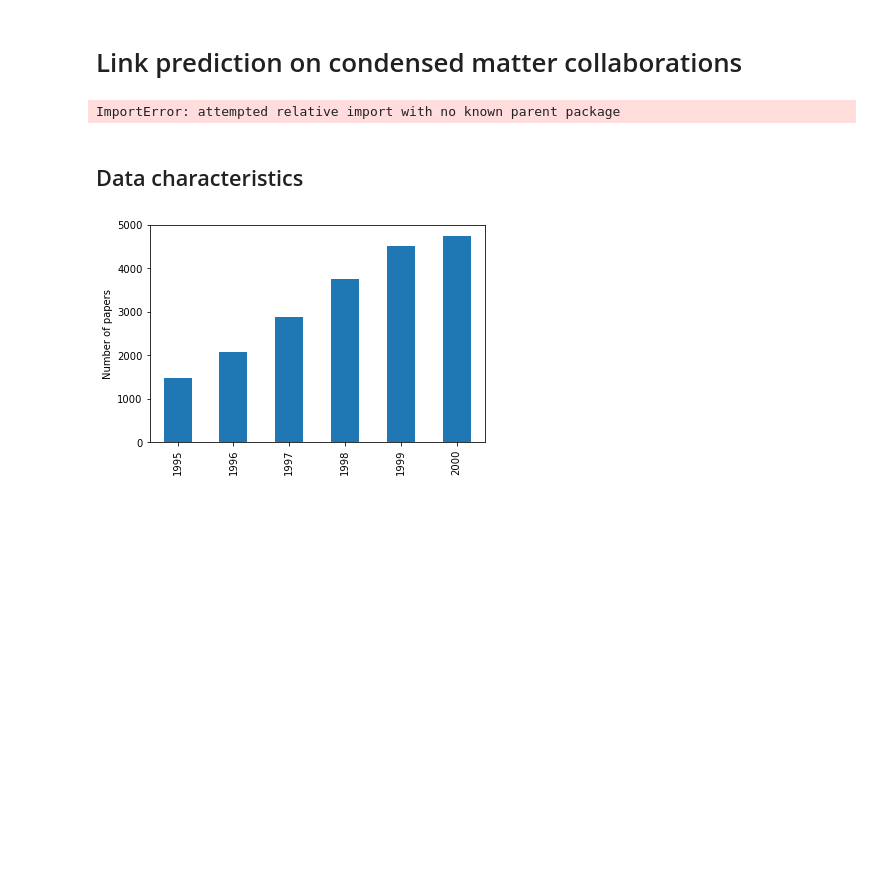
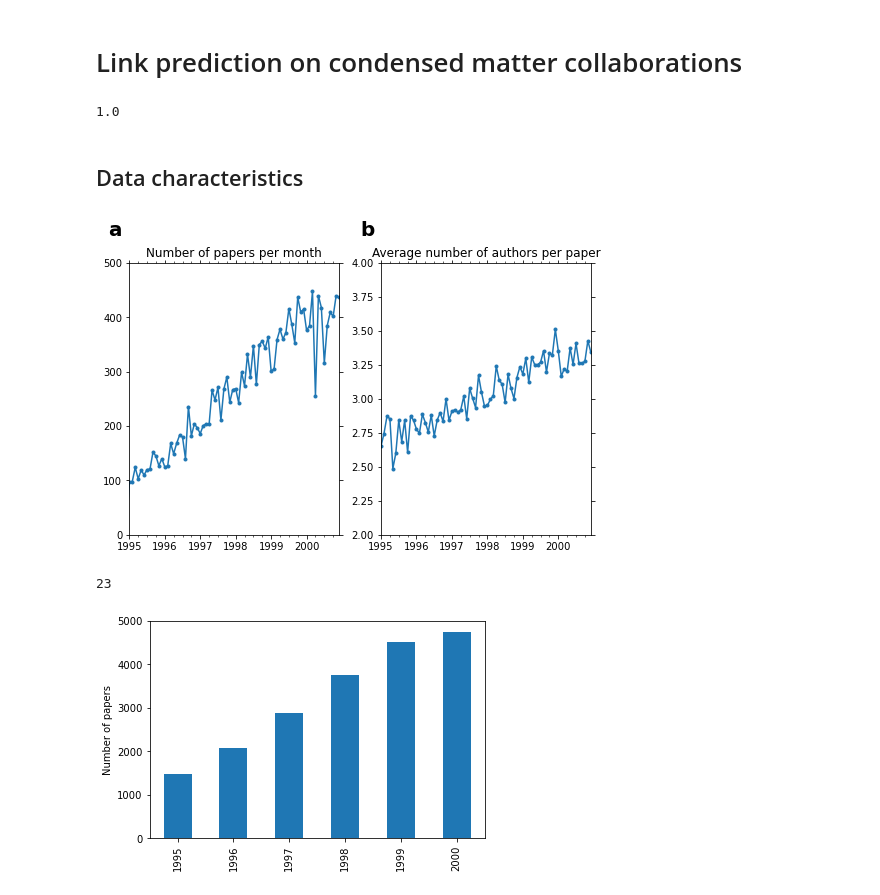
Before and after one commit to gerritjandebruin/CN2020, a Jupyter notebook: src/cond-mat.ipynb, the cells around one changed output. Drawn from its saved outputs; the diff is of its cells as text; code cells hidden in the pictures; blank space fills up the shorter version.

```diff
--- a/src/cond-mat.ipynb
+++ b/src/cond-mat.ipynb
@@ -1,16 +1,2 @@
 # %% [markdown]
 # Link prediction on condensed matter collaborations
-# %%
-import matplotlib.pyplot as plt
-import networkx as nx
-import numpy as np
-import pandas as pd
-import seaborn as sns
-
-from ..bin import linkprediction
-
-papers = get_papers(start=1995)
-edges = get_edgelist(papers)
-g = from_edgelist(edges)
-# %% [output]
-ImportError: attempted relative import with no known parent package
@@ -17,5 +160,35 @@ ImportError: attempted relative import with no known parent package
+# %%
+len([_ for u, v, date in edges if date['date'].year <= 2000])/len(edges)
+# %% [output]
+1.0
 # %% [markdown]
 ## Data characteristics
+# %%
+dates = pd.Series({date: len(authors) for authors, date in papers if len(authors) > 1})
+# %%
+fig, axs = plt.subplots(ncols=2, figsize=(8.27, 5))
+
+ax = dates.groupby(pd.Grouper(freq='M')).count().plot(ax=axs[0], marker='.')
+axs[0].set_title('Number of papers per month')
+axs[0].set_xlim(pd.to_datetime('1995-01-01'))
+axs[0].set_ylim(0, 500)
+axs[0].tick_params(which='both', top=True, right=True)
+axs[0].text(-.1, 1.1, 'a', transform=axs[0].transAxes, size=20, weight='bold')
+
+dates.groupby(pd.Grouper(freq='M')).mean().plot(ax=axs[1], marker='.')
+axs[1].set_title('Average number of authors per paper')
+axs[1].set_xlim(pd.to_datetime('1995-01-01'))
+axs[1].set_ylim(2,4)
+axs[1].tick_params(which='both', top=True, right=True)
+axs[1].text(-.1, 1.1, 'b', transform=axs[1].transAxes, size=20, weight='bold')
+
+fig.savefig('condmat.pdf')
+# %% [output]
+[figure, added]
+# %%
+dates.max()
+# %% [output]
+23
 # %%
 d = pd.Series([date.year for authors, date in papers if len(authors) > 1])
 d.value_counts().sort_index().plot.bar()
```
Also changed, not shown: parts of 4 cells of this notebook, 6 other files.
